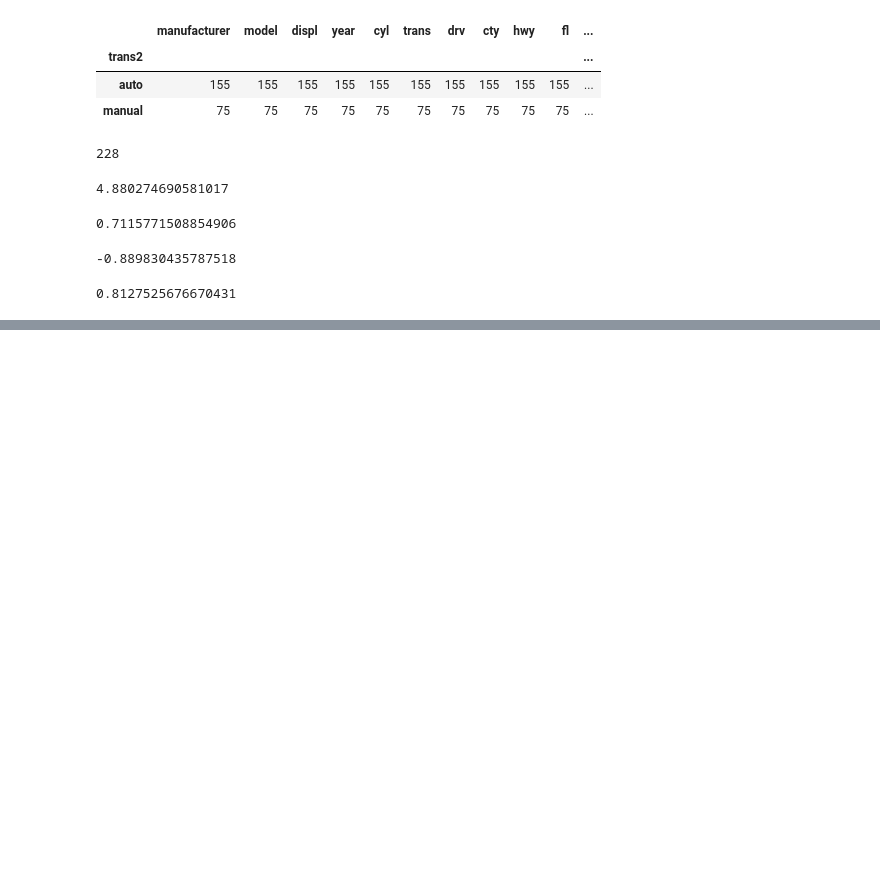
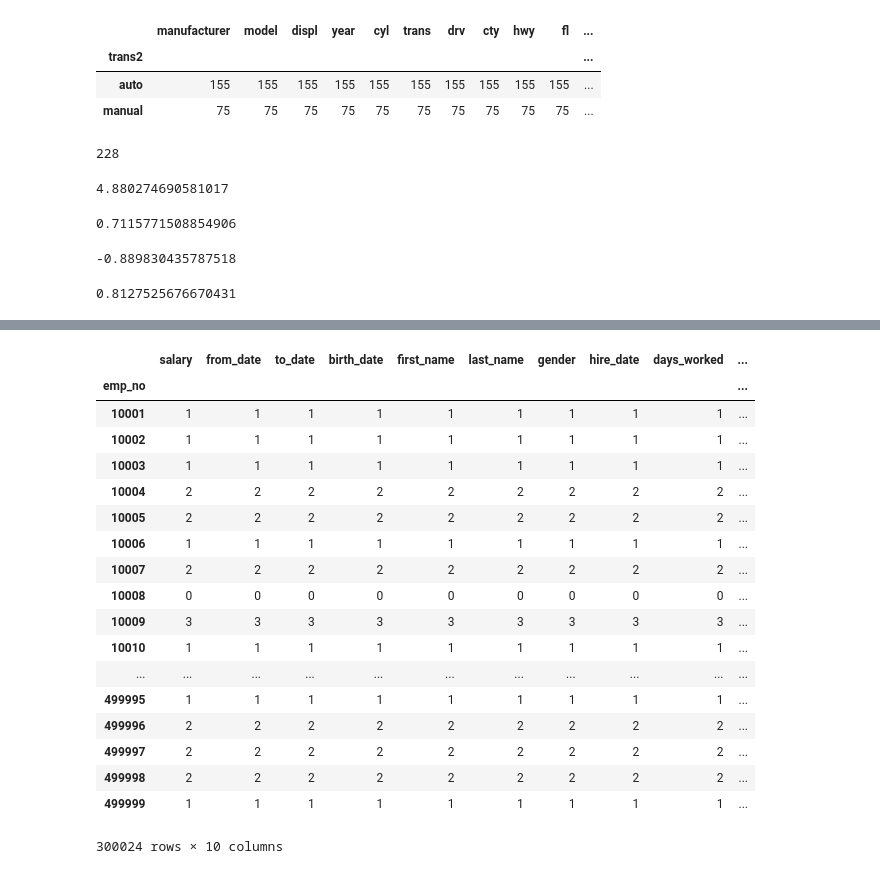
Before and after one commit to soslin/statistics-exercises, a Jupyter notebook: hypothesis_testing.ipynb, the cells around one changed output, grey strips where cells are left out. Drawn from its saved outputs; the diff is of its cells as text; code cells hidden in the pictures; blank space fills up the shorter version.

```diff
--- a/hypothesis_testing.ipynb
+++ b/hypothesis_testing.ipynb
@@ -358,0 +645,4 @@ p
+# %%
+url = f'mysql+pymysql://{user}:{password}@{host}/employees'
+df3 = pd.read_sql('SELECT title, emp_no FROM titles', url)
+df3.head()
@@ -358,0 +658,2 @@ p
+# %%
+merge3_df = pd.merge(merge2_df, df3, left_on = 'emp_no', right_on = 'emp_no', how = 'right' )
@@ -358,0 +669,23 @@ p
+# %%
+merge4_df = merge3_df.groupby(['emp_no']).count()
+merge4_df
+# %% [output]
+|  | salary | from_date | to_date | birth_date | first_name | last_name | gender | hire_date | days_worked | ... |
+| emp_no |  |  |  |  |  |  |  |  |  | ... |
+| 10001 | 1 | 1 | 1 | 1 | 1 | 1 | 1 | 1 | 1 | ... |
+| 10002 | 1 | 1 | 1 | 1 | 1 | 1 | 1 | 1 | 1 | ... |
+| 10003 | 1 | 1 | 1 | 1 | 1 | 1 | 1 | 1 | 1 | ... |
+| 10004 | 2 | 2 | 2 | 2 | 2 | 2 | 2 | 2 | 2 | ... |
+| 10005 | 2 | 2 | 2 | 2 | 2 | 2 | 2 | 2 | 2 | ... |
+| 10006 | 1 | 1 | 1 | 1 | 1 | 1 | 1 | 1 | 1 | ... |
+| 10007 | 2 | 2 | 2 | 2 | 2 | 2 | 2 | 2 | 2 | ... |
+| 10008 | 0 | 0 | 0 | 0 | 0 | 0 | 0 | 0 | 0 | ... |
+| 10009 | 3 | 3 | 3 | 3 | 3 | 3 | 3 | 3 | 3 | ... |
+| 10010 | 1 | 1 | 1 | 1 | 1 | 1 | 1 | 1 | 1 | ... |
+| ... | ... | ... | ... | ... | ... | ... | ... | ... | ... | ... |
+| 499995 | 1 | 1 | 1 | 1 | 1 | 1 | 1 | 1 | 1 | ... |
+| 499996 | 2 | 2 | 2 | 2 | 2 | 2 | 2 | 2 | 2 | ... |
+| 499997 | 2 | 2 | 2 | 2 | 2 | 2 | 2 | 2 | 2 | ... |
+| 499998 | 2 | 2 | 2 | 2 | 2 | 2 | 2 | 2 | 2 | ... |
+| 499999 | 1 | 1 | 1 | 1 | 1 | 1 | 1 | 1 | 1 | ... |
+300024 rows × 10 columns
```
Also changed, not shown: parts of 60 cells of this notebook.
